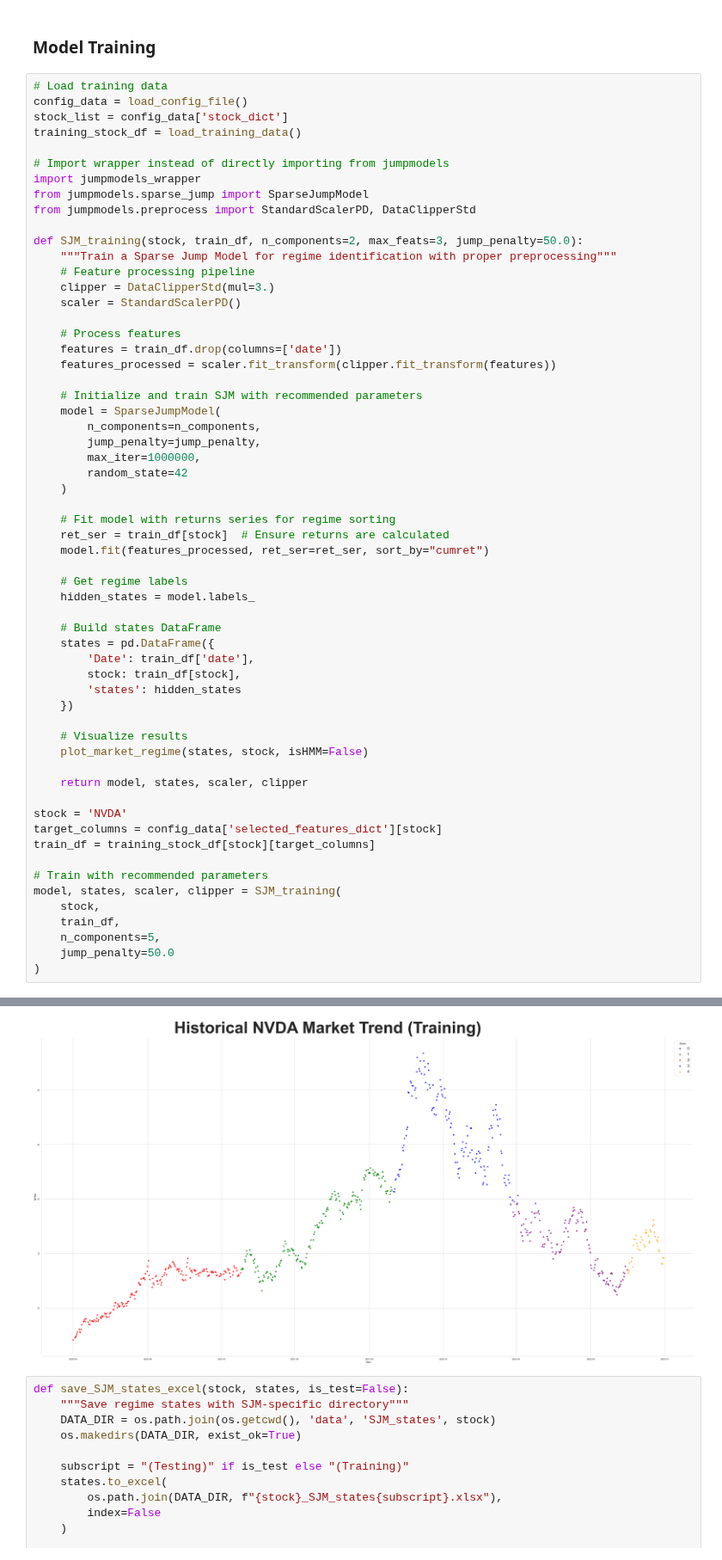
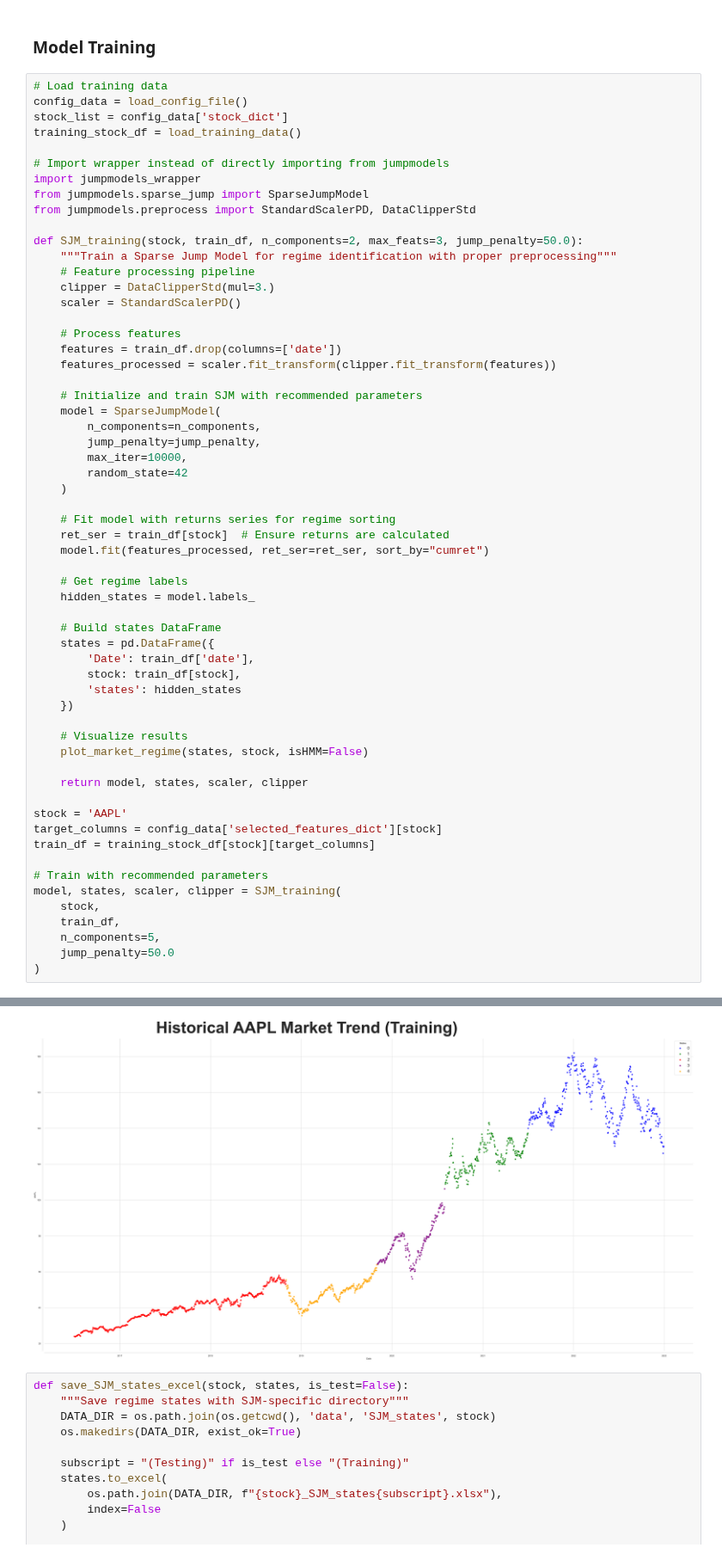
Before and after one commit to RaymondRaman/Stock-Market-Trend-Forecasting-with-Regime-and-Diffusion-Model, a Jupyter notebook: 4b. SJM_training&testing.ipynb, the cells around one changed output, grey strips where cells are left out. Shown at 86% size. Saved outputs shown, nothing was run; the diff lists cells and outputs as text.

```diff
--- a/4b. SJM_training&testing.ipynb
+++ b/4b. SJM_training&testing.ipynb
@@ -28,7 +28,7 @@ def SJM_training(stock, train_df, n_components=2, max_feats=3, jump_penalty=50.0
     model = SparseJumpModel(
         n_components=n_components,
         jump_penalty=jump_penalty,
-        max_iter=1000000,
+        max_iter=10000,
         random_state=42
     )
 
@@ -36,35 +36,35 @@ def SJM_training(stock, train_df, n_components=2, max_feats=3, jump_penalty=50.0
     ret_ser = train_df[stock]  # Ensure returns are calculated
     model.fit(features_processed, ret_ser=ret_ser, sort_by="cumret")
 
     # Get regime labels
     hidden_states = model.labels_
 
     # Build states DataFrame
     states = pd.DataFrame({
         'Date': train_df['date'],
         stock: train_df[stock],
         'states': hidden_states
     })
 
     # Visualize results
     plot_market_regime(states, stock, isHMM=False)
 
     return model, states, scaler, clipper
 
-stock = 'NVDA'
+stock = 'AAPL'
 target_columns = config_data['selected_features_dict'][stock]
 train_df = training_stock_df[stock][target_columns]
 
 # Train with recommended parameters
 model, states, scaler, clipper = SJM_training(
     stock,
     train_df,
     n_components=5,
     jump_penalty=50.0
 )
 # %% [output]
 Successfully patched jumpmodels type checks
-[figure, old version]
+[figure, new version]
 # %%
 def save_SJM_states_excel(stock, states, is_test=False):
     """Save regime states with SJM-specific directory"""
```
Also changed, not shown: parts of 1 cell of this notebook, 10 other files.
